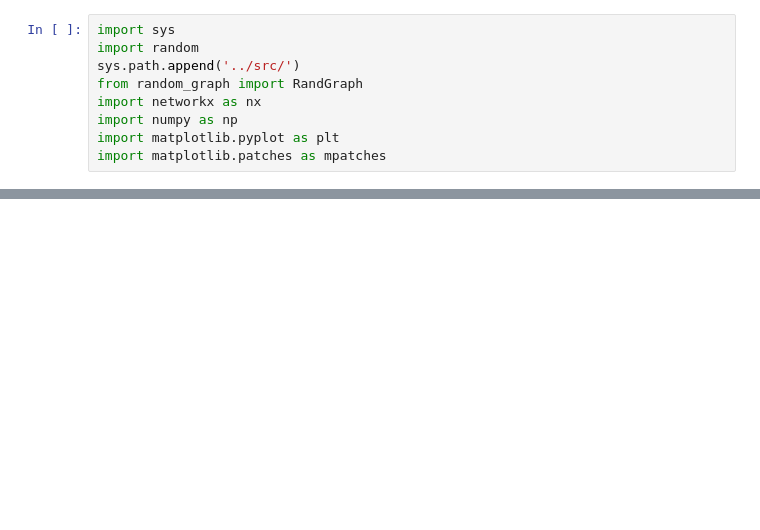
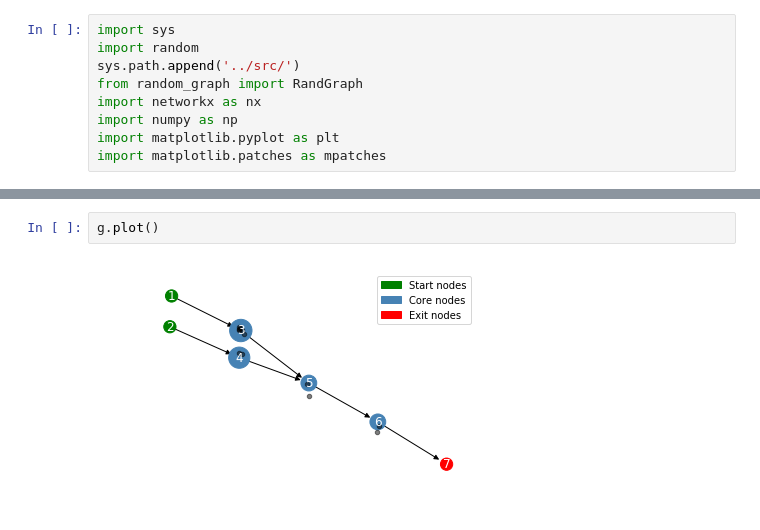
Before and after one commit to Olivier-Lakoue/Graph_ML_Problems, a Jupyter notebook: notebooks/[26]_plotting.ipynb, the cells around one changed output, grey strips where cells are left out. Drawn from its saved outputs; the diff is of its cells as text; blank space fills up the shorter version.

```diff
--- a/notebooks/[26]_plotting.ipynb
+++ b/notebooks/[26]_plotting.ipynb
@@ -58,0 +97,4 @@ plt.show()
+# %%
+g.plot()
+# %% [output]
+[figure, added]
```
Also changed, not shown: parts of 13 cells of this notebook, 3 other files.
